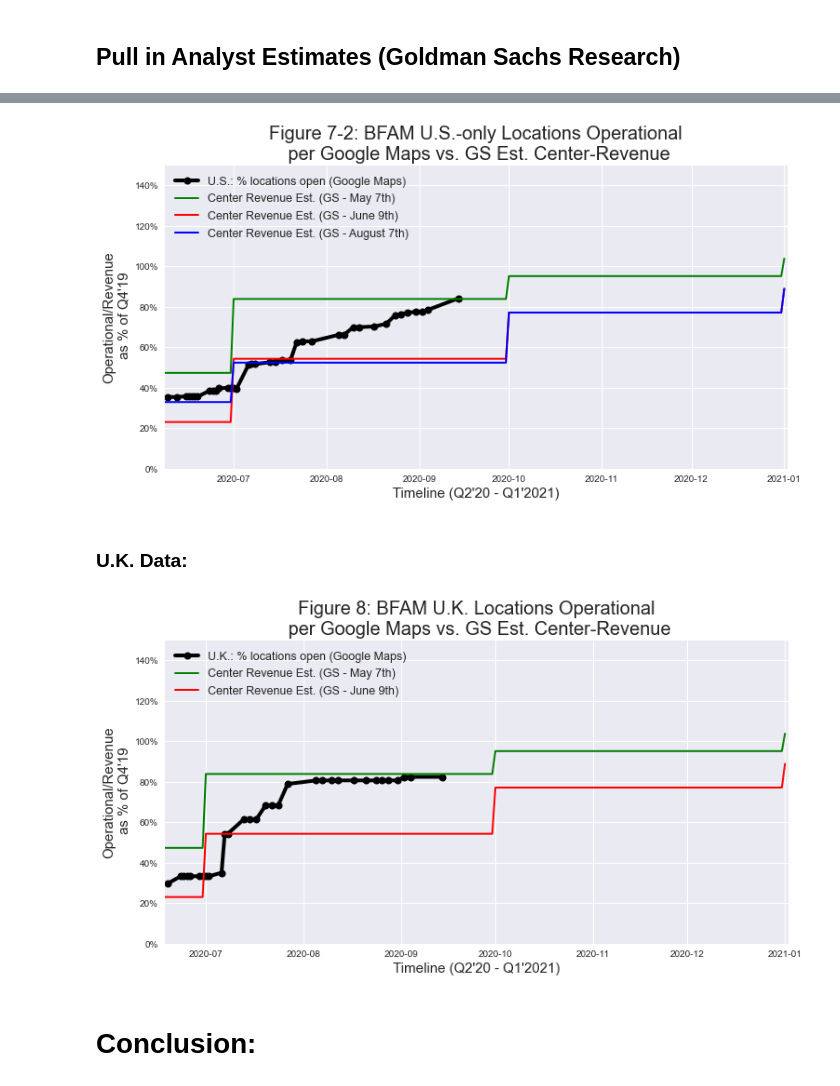
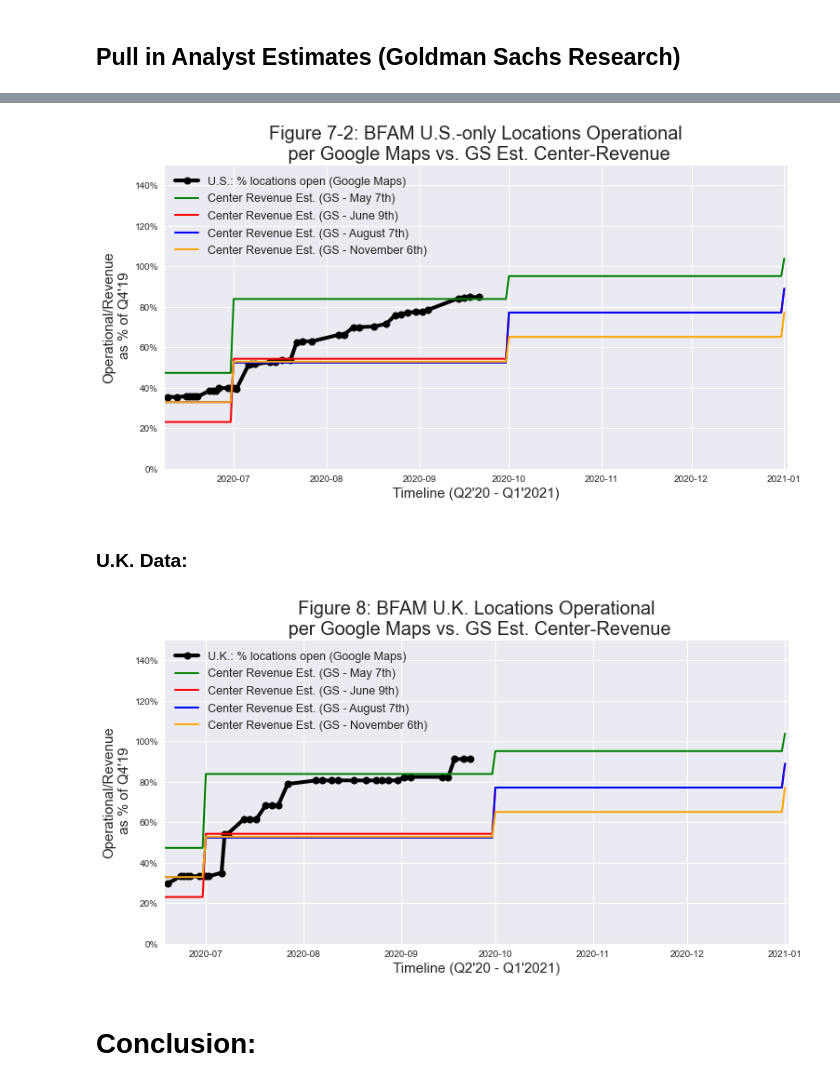
Before and after one commit to josh-grasso/BFAM_Google_Maps_Analysis, a Jupyter notebook: BFAM_GitHub_wo_GMaps.ipynb, the cells around one changed output, grey strips where cells are left out. Cells and saved outputs as stored; diff of their text form; code cells hidden in the pictures.

Commit message:
Refresh data through Nov 28th

```diff
--- a/BFAM_GitHub_wo_GMaps.ipynb
+++ b/BFAM_GitHub_wo_GMaps.ipynb
@@ -546,6 +562,9 @@ june_gs_ests = pd.read_csv(june_gs_ests_path,index_col=0,parse_dates=True)
 aug_gs_ests_path = csv_folder / Path('GS_Ests_Aug.csv')
 aug_gs_ests = pd.read_csv(aug_gs_ests_path,index_col=0,parse_dates=True)
 
+nov_gs_ests_path = csv_folder / Path('GS_Ests_Nov.csv')
+nov_gs_ests = pd.read_csv(nov_gs_ests_path,index_col=0,parse_dates=True)
+
 # Index.name = 'Period'; and is the start-date of the Quarter
 # Column named 'Index' is the quarter_end month-year
 # %%
@@ -590,6 +609,19 @@ aug_q2_q4_20 = aug_gs_ests.loc['2020Q2':'2021Q1'].resample('B').ffill()
 aug_q4_20 = aug_gs_ests.loc['2020Q4'] # Q4'19  # Q4'20
 aug_a2021 = aug_gs_ests.loc['2021Q1':'2021Q4'].resample('A').mean()  # 2021
 aug_a2022 = aug_gs_ests.loc['2022Q1':'2022Q4'].resample('A').mean()  # 2022
+# %%
+#Nov:
+nov_q4_19 = nov_gs_ests.loc['2019Q4'] # Q4'19
+nov_q1_20 = nov_gs_ests.loc['2020Q1'] # Q1'20
+
+# Daily Q2'20 (1 Apr - 31 Jun) through Q3'20 (1 Jul - 31 Sep)
+nov_q2_20 = nov_gs_ests.loc['2020Q2':'2020Q3'].resample('B').ffill() #This isn't ffilling Q3
+nov_q2_q3_20 = nov_gs_ests.loc['2020Q2':'2020Q4'].resample('B').ffill()
+nov_q2_q4_20 = nov_gs_ests.loc['2020Q2':'2021Q1'].resample('B').ffill()
+
+nov_q4_20 = nov_gs_ests.loc['2020Q4'] # Q4'19  # Q4'20
+nov_a2021 = nov_gs_ests.loc['2021Q1':'2021Q4'].resample('A').mean()  # 2021
+nov_a2022 = nov_gs_ests.loc['2022Q1':'2022Q4'].resample('A').mean()  # 2022
 # %%
 # Check that indexes are compatible to join: (merging on DatetimeIndex and PeriodIndex)
 old_us_index_name = total_us_timeline_remove_na.index.name
@@ -615,26 +647,32 @@ both_q2_q4_gs_ests = may_q2_q4_20.join(june_q2_q4_20,on='Period',lsuffix='_may',
 search_and_gs_q2_q4 = both_q2_q4_gs_ests[['Center_%_Chg_GS_Est_May','Center_%_Chg_GS_Est_June']].join(
     total_us_timeline_remove_na, on='Period', how='left')
 # %%
-# Add August Actual & Estimates
+# Add August and November: Actual & Estimates
 # Q2
 final_q2_gs_ests = both_q2_gs_ests.join(aug_q2_20,on='Period',rsuffix='_aug')
+final_q2_gs_ests = final_q2_gs_ests.join(nov_q2_20,on='Period',rsuffix='_nov')
 search_and_gs = final_q2_gs_ests[['Center_%_Chg_GS_Est_May',
                                   'Center_%_Chg_GS_Est_June',
-                                  'Center_%_Chg_GS_Est_Aug']].join(total_us_timeline_remove_na,
+                                  'Center_%_Chg_GS_Est_Aug',
+                                 'Center_%_Chg_GS_Est_Nov']].join(total_us_timeline_remove_na,
                                                                    on='Period', how='left')
 
 #Q2 - Q3
 final_q2_q3_gs_ests = both_q2_q3_gs_ests.join(aug_q2_q3_20,on='Period',rsuffix='_aug')
+final_q2_q3_gs_ests = final_q2_q3_gs_ests.join(nov_q2_q3_20,on='Period',rsuffix='_nov')
 search_and_gs_q2_q3 = final_q2_q3_gs_ests[['Center_%_Chg_GS_Est_May',
                                            'Center_%_Chg_GS_Est_June',
-                                           'Center_%_Chg_GS_Est_Aug']].join(total_us_timeline_remove_na,
+                                           'Center_%_Chg_GS_Est_Aug',
+                                          'Center_%_Chg_GS_Est_Nov']].join(total_us_timeline_remove_na,
                                                                             on='Period', how='left')
 
 #Q2 - Q4
 final_q2_q3_gs_ests = both_q2_q4_gs_ests.join(aug_q2_q4_20,on='Period',rsuffix='_aug')
+final_q2_q3_gs_ests = final_q2_q3_gs_ests.join(nov_q2_q4_20,on='Period',rsuffix='_nov')
 search_and_gs_q2_q4 = final_q2_q3_gs_ests[['Center_%_Chg_GS_Est_May',
                                            'Center_%_Chg_GS_Est_June',
-                                           'Center_%_Chg_GS_Est_Aug']].join(total_us_timeline_remove_na,
+                                           'Center_%_Chg_GS_Est_Aug',
+                                          'Center_%_Chg_GS_Est_Nov']].join(total_us_timeline_remove_na,
                                                                             on='Period', how='left')
 # %%
 fig_7_1,ax_7_1 = plt.subplots(figsize=(12,6))
@@ -672,9 +713,11 @@ ax_7_2.plot(search_and_gs_q2_q4['Center_%_Chg_GS_Est_June'],
             '-', color='red', linewidth=2)
 ax_7_2.plot(search_and_gs_q2_q4['Center_%_Chg_GS_Est_Aug'],
             '-', color='blue', linewidth=2)
+ax_7_2.plot(search_and_gs_q2_q4['Center_%_Chg_GS_Est_Nov'],
+            '-', color='orange', linewidth=2)
 ax_7_2.set(xlim=(total_us_timeline_remove_na.index[0] - pd.DateOffset(days=1),
                search_and_gs_q2_q4.index[-1] + pd.DateOffset(days=1)), ylim=(0, 1.5))
-
+#plt.axhline(1-total_us_timeline_remove_na['%_Perm_Closed'][-1], color="blue", linestyle="--",alpha=0.85);
 ax_7_2.set_title('Figure 7-2: BFAM U.S.-only Locations Operational\n per Google Maps vs. GS Est. Center-Revenue', fontsize=20)
 ax_7_2.set_ylabel("Operational/Revenue\n as % of Q4'19", fontsize=15)
 ax_7_2.set_xlabel("Timeline (Q2'20 - Q1'2021)", fontsize=15)
@@ -685,41 +728,47 @@ ax_7_2.set_yticklabels(['{:,.0%}'.format(y) for y in vals_7_2])
 new_labels_dict = {'%_Operational': 'U.S.: % locations open (Google Maps)',
                    'Center_%_Chg_GS_Est_May': 'Center Revenue Est. (GS - May 7th)',
                    'Center_%_Chg_GS_Est_June': 'Center Revenue Est. (GS - June 9th)',
-                   'Center_%_Chg_GS_Est_Aug': 'Center Revenue Est. (GS - August 7th)'}
+                   'Center_%_Chg_GS_Est_Aug': 'Center Revenue Est. (GS - August 7th)',
+                  'Center_%_Chg_GS_Est_Nov': 'Center Revenue Est. (GS - November 6th)'}
 ax_7_2.legend(labels=new_labels_dict.values() ,fontsize=12.5, loc="upper left");
 # %% [output]
-[figure, old version]
+[figure, new version]
 # %% [markdown]
 ### U.K. Data:
 # %%
 #Q2 - Q4
-both_q2_q4_gs_ests = may_q2_q4_20.join(june_q2_q4_20,on='Period',lsuffix='_may',rsuffix='_june')
-uk_and_gs_q2_q4 = both_q2_q4_gs_ests[['Center_%_Chg_GS_Est_May','Center_%_Chg_GS_Est_June']].join(
+uk_and_gs_q2_q4 = search_and_gs_q2_q4[['Center_%_Chg_GS_Est_May','Center_%_Chg_GS_Est_June',
+                                     'Center_%_Chg_GS_Est_Aug','Center_%_Chg_GS_Est_Nov']].join(
     bfam_uk_timeline_counts.asfreq('B'),on='Period', how='left')
 #Otherwise this creates a new index using total_us_timeline_remove_na
 # %%
 fig_8,ax_8 = plt.subplots(figsize=(12,6))
 ax_8.plot(uk_and_gs_q2_q4['%_Operational'].dropna(),
           'o-', color='black', markersize=8, linewidth=4,)
 ax_8.plot(uk_and_gs_q2_q4['Center_%_Chg_GS_Est_May'],'-', color='green', linewidth=2,)
 ax_8.plot(uk_and_gs_q2_q4['Center_%_Chg_GS_Est_June'],'-', color='red', linewidth=2,)
+ax_8.plot(uk_and_gs_q2_q4['Center_%_Chg_GS_Est_Aug'],'-', color='blue', linewidth=2,)
+ax_8.plot(uk_and_gs_q2_q4['Center_%_Chg_GS_Est_Nov'],'-', color='orange', linewidth=2,)
+
 ax_8.set(xlim=(bfam_uk_timeline_counts.index[0] - pd.DateOffset(days=1),
                uk_and_gs_q2_q4.index[-1] + pd.DateOffset(days=1)), ylim=(0, 1.5))
 #plt.axhline(1- UK  timeline ['%_Perm_Closed'][-1], color="blue", linestyle="--",alpha=0.85);
 ax_8.set_title('Figure 8: BFAM U.K. Locations Operational\n per Google Maps vs. GS Est. Center-Revenue', fontsize=20)
 ax_8.set_ylabel("Operational/Revenue\n as % of Q4'19", fontsize=15)
 ax_8.set_xlabel("Timeline (Q2'20 - Q1'2021)", fontsize=15)
 
 vals_8 = ax_8.get_yticks();
 ax_8.set_yticklabels(['{:,.0%}'.format(y) for y in vals_8])
 
 new_labels_dict = {'%_Operational': 'U.K.: % locations open (Google Maps)',
                    'Center_%_Chg_GS_Est_May': 'Center Revenue Est. (GS - May 7th)',
                    'Center_%_Chg_GS_Est_June': 'Center Revenue Est. (GS - June 9th)',
+                   'Center_%_Chg_GS_Est_Aug': 'Center Revenue Est. (GS - August 7th)',
+                   'Center_%_Chg_GS_Est_Nov': 'Center Revenue Est. (GS - November 6th)',
                   'Horizontal Line': "100% minus % permanently closed"}
 ax_8.legend(labels=new_labels_dict.values() ,fontsize=12.5, loc="upper left");
 # %% [output]
-[figure, old version]
+[figure, new version]
 # %% [markdown]
 # Conclusion:
 # %% [markdown]
```
Also changed, not shown: parts of 22 cells of this notebook, 4 other files.
